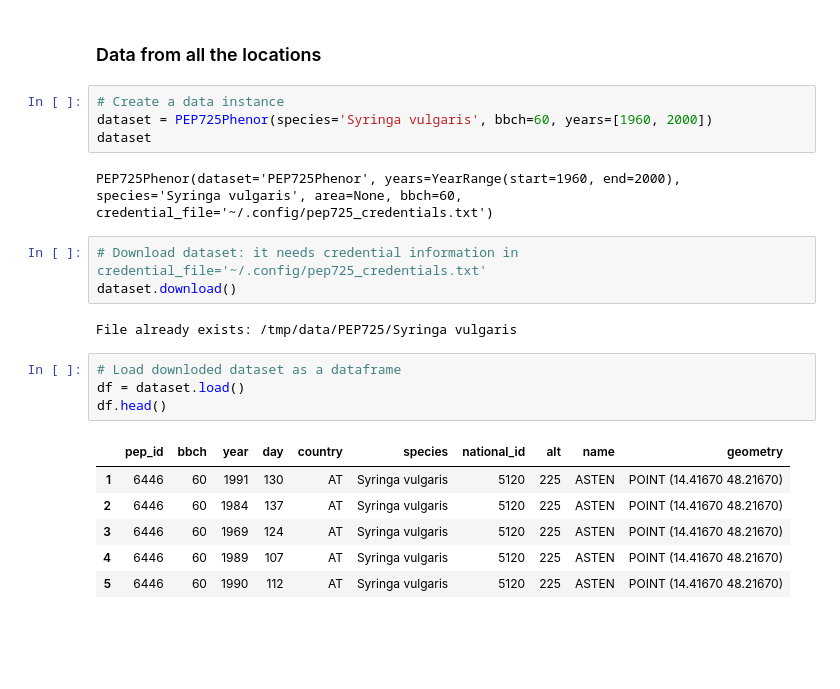
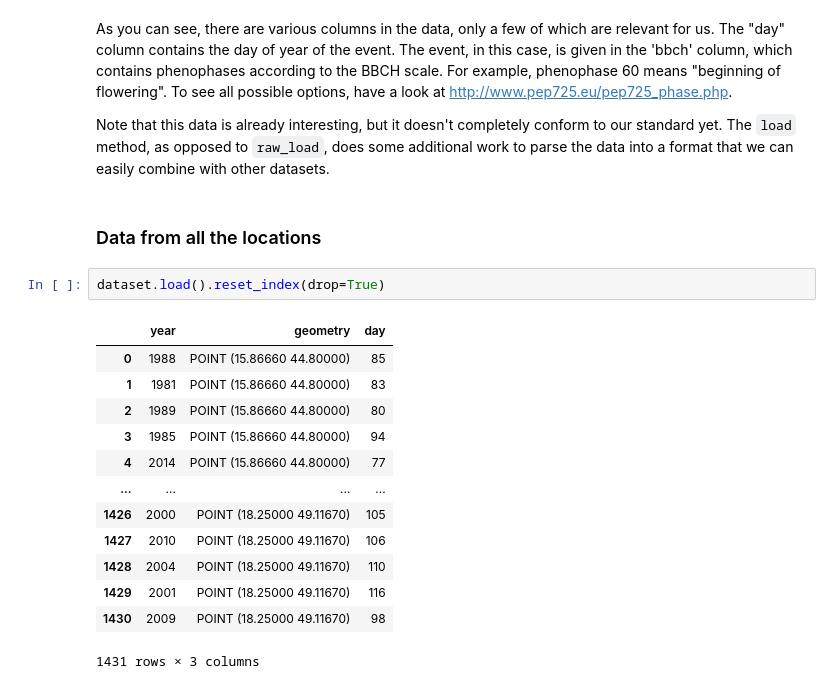
Before and after one commit to phenology/springtime, a Jupyter notebook: docs/notebooks/user_guide/datasets/datasets_pep725.ipynb, the cells around one changed output. Drawn from its saved outputs; the diff is of its cells as text; blank space fills up the shorter version.

```diff
--- a/docs/notebooks/user_guide/datasets/datasets_pep725.ipynb
+++ b/docs/notebooks/user_guide/datasets/datasets_pep725.ipynb
@@ -9,24 +92,22 @@ from springtime.datasets.insitu.pep725 import PEP725Phenor
+# %% [markdown]
+As you can see, there are various columns in the data, only a few of which are relevant for us. The "day" column contains the day of year of the event. The event, in this case, is given in the 'bbch' column, which contains phenophases according to the BBCH scale. For example, phenophase 60 means "beginning of flowering". To see all possible options, have a look at http://www.pep725.eu/pep725_phase.php.
+
+Note that this data is already interesting, but it doesn't completely conform to our standard yet. The `load` method, as opposed to `raw_load`, does some additional work to parse the data into a format that we can easily combine with other datasets.
 # %% [markdown]
 ### Data from all the locations
-# %%
-# Create a data instance
-dataset = PEP725Phenor(species='Syringa vulgaris', bbch=60, years=[1960, 2000])
-dataset
-# %% [output]
-PEP725Phenor(dataset='PEP725Phenor', years=YearRange(start=1960, end=2000), species='Syringa vulgaris', area=None, bbch=60, credential_file='~/.config/pep725_credentials.txt')
-# %%
-# Download dataset: it needs credential information in credential_file='~/.config/pep725_credentials.txt'
-dataset.download()
-# %% [output]
-File already exists: /tmp/data/PEP725/Syringa vulgaris
-# %%
-# Load downloded dataset as a dataframe
-df = dataset.load()
-df.head()
-# %% [output]
-|  | pep_id | bbch | year | day | country | species | national_id | alt | name | geometry |
-| 1 | 6446 | 60 | 1991 | 130 | AT | Syringa vulgaris | 5120 | 225 | ASTEN | POINT (14.41670 48.21670) |
-| 2 | 6446 | 60 | 1984 | 137 | AT | Syringa vulgaris | 5120 | 225 | ASTEN | POINT (14.41670 48.21670) |
-| 3 | 6446 | 60 | 1969 | 124 | AT | Syringa vulgaris | 5120 | 225 | ASTEN | POINT (14.41670 48.21670) |
-| 4 | 6446 | 60 | 1989 | 107 | AT | Syringa vulgaris | 5120 | 225 | ASTEN | POINT (14.41670 48.21670) |
-| 5 | 6446 | 60 | 1990 | 112 | AT | Syringa vulgaris | 5120 | 225 | ASTEN | POINT (14.41670 48.21670) |
+# %%
+dataset.load().reset_index(drop=True)
+# %% [output]
+|  | year | geometry | day |
+| 0 | 1988 | POINT (15.86660 44.80000) | 85 |
+| 1 | 1981 | POINT (15.86660 44.80000) | 83 |
+| 2 | 1989 | POINT (15.86660 44.80000) | 80 |
+| 3 | 1985 | POINT (15.86660 44.80000) | 94 |
+| 4 | 2014 | POINT (15.86660 44.80000) | 77 |
+| ... | ... | ... | ... |
+| 1426 | 2000 | POINT (18.25000 49.11670) | 105 |
+| 1427 | 2010 | POINT (18.25000 49.11670) | 106 |
+| 1428 | 2004 | POINT (18.25000 49.11670) | 110 |
+| 1429 | 2001 | POINT (18.25000 49.11670) | 116 |
+| 1430 | 2009 | POINT (18.25000 49.11670) | 98 |
+1431 rows × 3 columns
```
Also changed, not shown: parts of 16 cells of this notebook, 4 other files.
